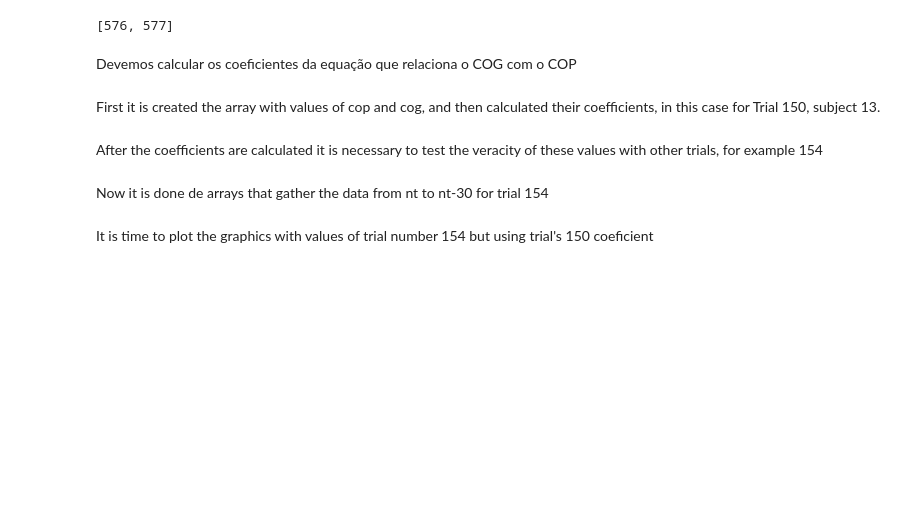
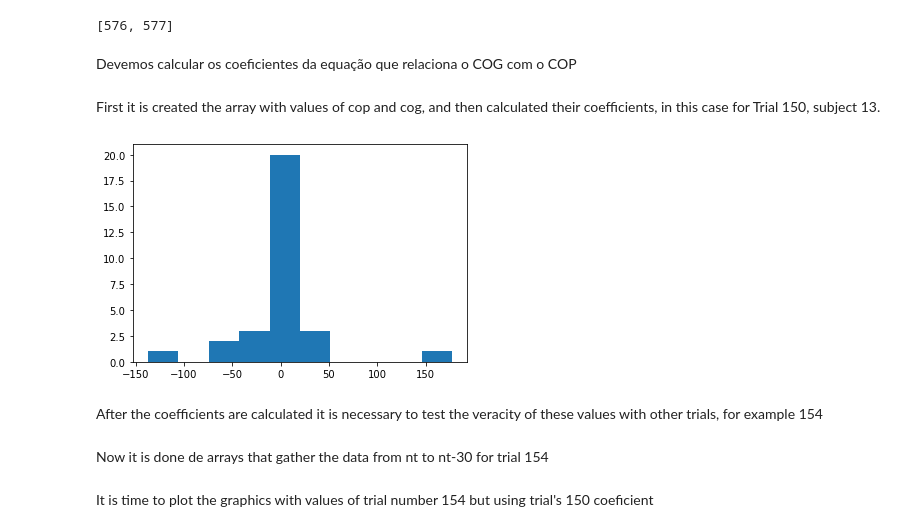
Before and after one commit to FernandaVanzini/COPandCOGestimar, a Jupyter notebook: RegressãoLinear-Every Subject.ipynb, the cells around one changed output. Drawn from its saved outputs; the diff is of its cells as text; code cells hidden in the pictures; blank space fills up the shorter version.

```diff
--- a/RegressãoLinear-Every Subject.ipynb
+++ b/RegressãoLinear-Every Subject.ipynb
@@ -152,4 +166,8 @@ f1=np.hstack((x1,np.ones((N,1))))
 c,d,_,_=np.linalg.lstsq(x1,y1,rcond=None)
+# %%
+histo=matplotlib.pyplot.hist(c)
+# %% [output]
+[figure, added]
 # %% [markdown]
 After the coefficients are calculated it is necessary to test the veracity of these values with other trials, for example 154
 # %%
```
Also changed, not shown: parts of 10 cells of this notebook, 1 other file.
